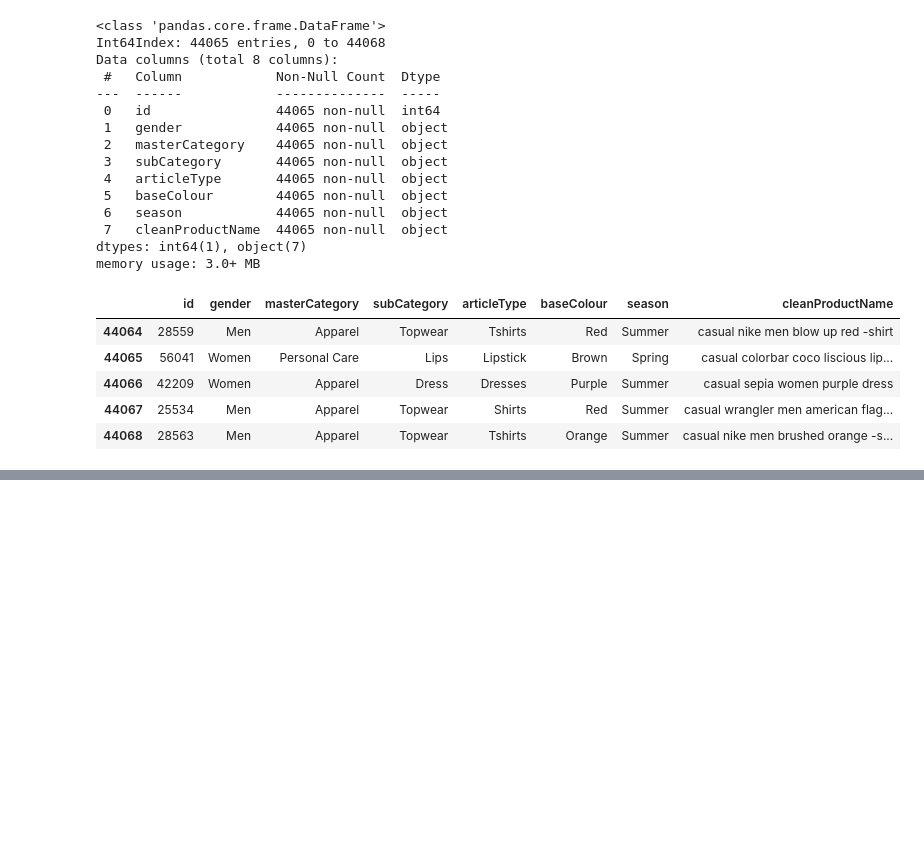
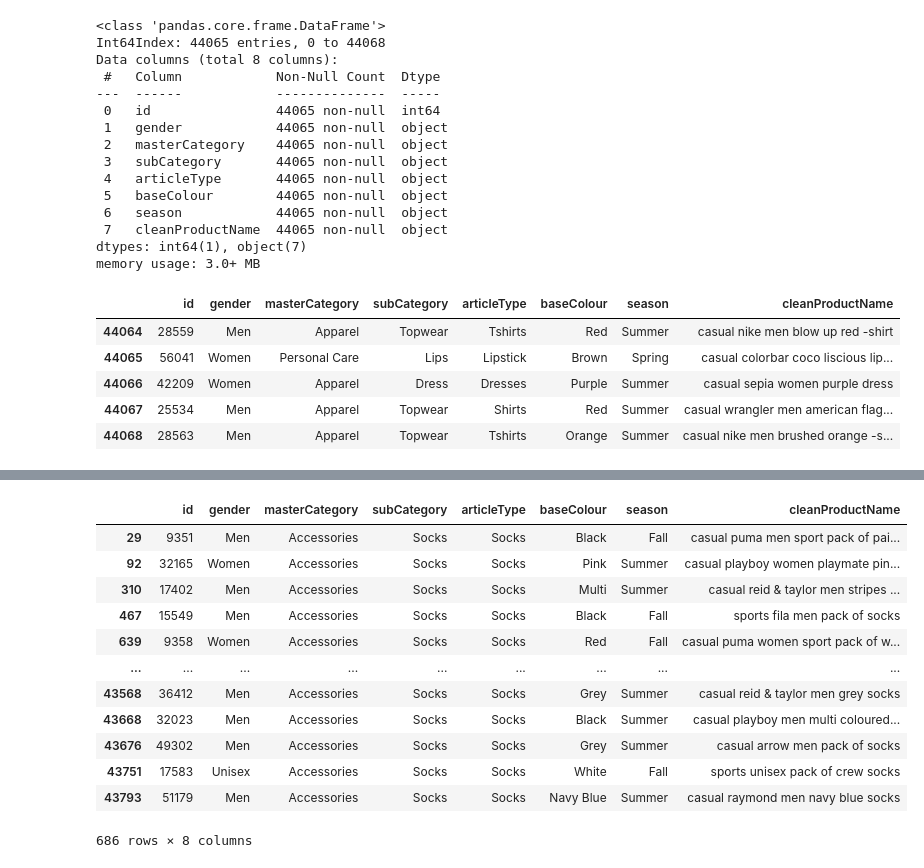
Before and after one commit to nikhil-salodkar/fashion_detection, a Jupyter notebook: notebooks/fashion_product_images_kaggle.ipynb, the cells around one changed output, grey strips where cells are left out. Cells and saved outputs as stored; diff of their text form; code cells hidden in the pictures; blank space fills up the shorter version.

```diff
--- a/notebooks/fashion_product_images_kaggle.ipynb
+++ b/notebooks/fashion_product_images_kaggle.ipynb
@@ -673,0 +769,16 @@ styles_df.to_csv(os.path.join(data_path, 'final-styles_df.csv'), index=False)
+# %%
+styles_df[(styles_df.subCategory == 'Socks') & (styles_df.masterCategory == 'Accessories')]
+# %% [output]
+|  | id | gender | masterCategory | subCategory | articleType | baseColour | season | cleanProductName |
+| 29 | 9351 | Men | Accessories | Socks | Socks | Black | Fall | casual puma men sport pack of pai... |
+| 92 | 32165 | Women | Accessories | Socks | Socks | Pink | Summer | casual playboy women playmate pin... |
+| 310 | 17402 | Men | Accessories | Socks | Socks | Multi | Summer | casual reid & taylor men stripes ... |
+| 467 | 15549 | Men | Accessories | Socks | Socks | Black | Fall | sports fila men pack of socks |
+| 639 | 9358 | Women | Accessories | Socks | Socks | Red | Fall | casual puma women sport pack of w... |
+| ... | ... | ... | ... | ... | ... | ... | ... | ... |
+| 43568 | 36412 | Men | Accessories | Socks | Socks | Grey | Summer | casual reid & taylor men grey socks |
+| 43668 | 32023 | Men | Accessories | Socks | Socks | Black | Summer | casual playboy men multi coloured... |
+| 43676 | 49302 | Men | Accessories | Socks | Socks | Grey | Summer | casual arrow men pack of socks |
+| 43751 | 17583 | Unisex | Accessories | Socks | Socks | White | Fall | sports unisex pack of crew socks |
+| 43793 | 51179 | Men | Accessories | Socks | Socks | Navy Blue | Summer | casual raymond men navy blue socks |
+686 rows × 8 columns
```
Also changed, not shown: parts of 12 cells of this notebook, 4 other files.
